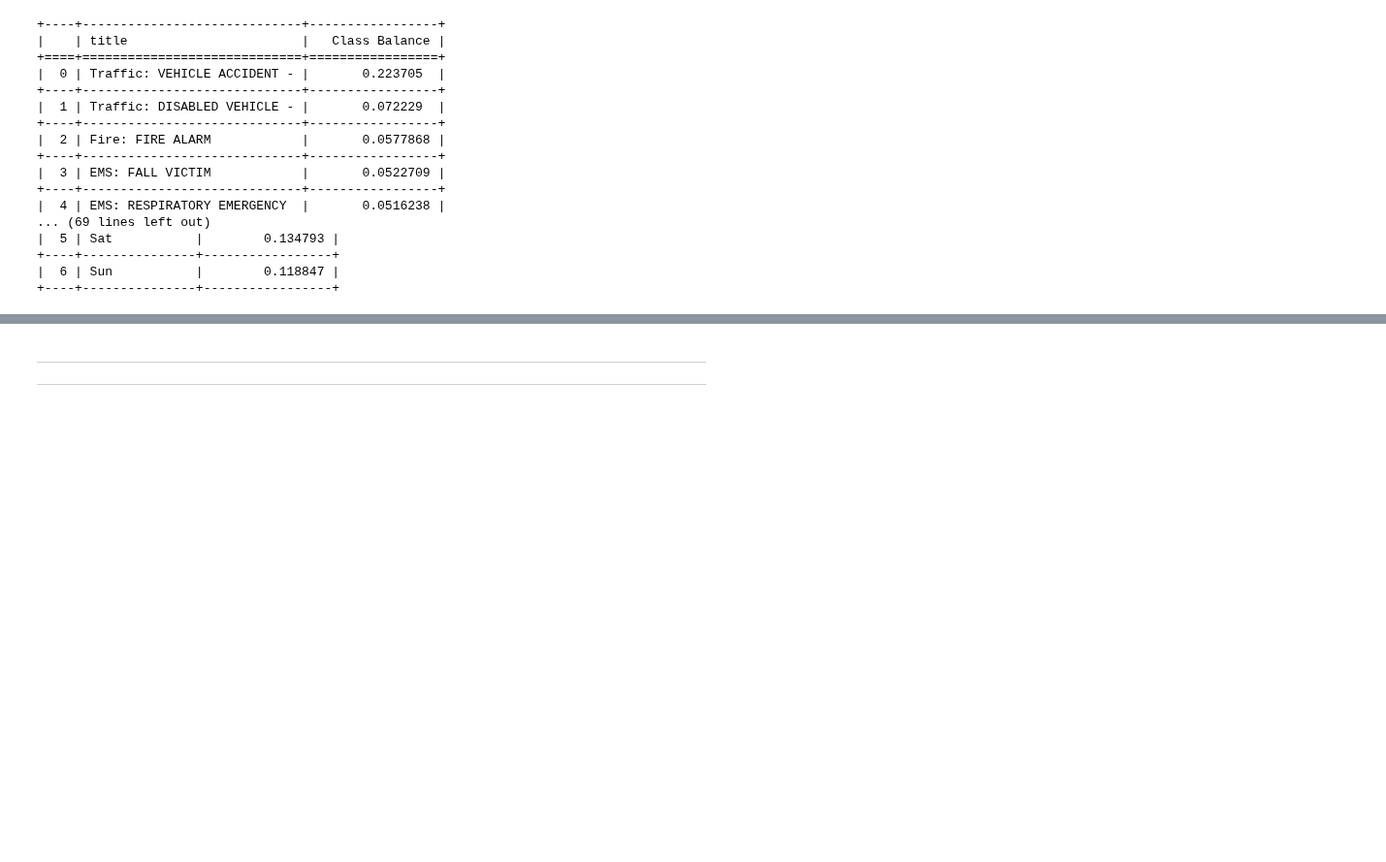
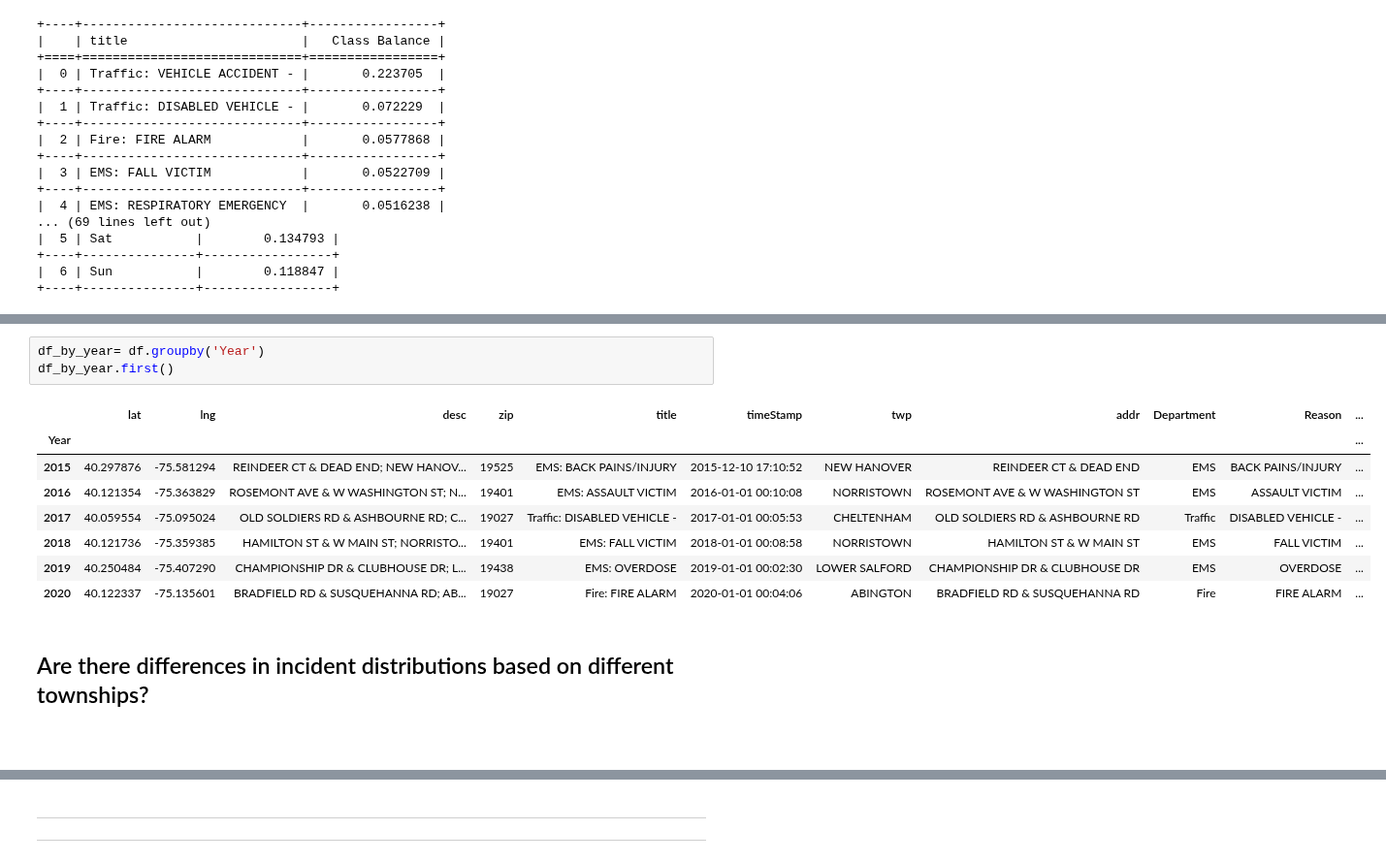
Before and after one commit to AANasr97/911Calls, a Jupyter notebook: 911 Calls Project.ipynb, the cells around one changed output, grey strips where cells are left out. Shown at 97% size. Drawn from its saved outputs; the diff is of its cells as text; blank space fills up the shorter version.

```diff
--- a/911 Calls Project.ipynb
+++ b/911 Calls Project.ipynb
@@ -351,0 +401,16 @@ for table in class_balance_tables:
+# %%
+df_by_year= df.groupby('Year')
+df_by_year.first()
+# %% [output]
+|  | lat | lng | desc | zip | title | timeStamp | twp | addr | Department | Reason | ... |
+| Year |  |  |  |  |  |  |  |  |  |  | ... |
+| 2015 | 40.297876 | -75.581294 | REINDEER CT & DEAD END; NEW HANOV... | 19525 | EMS: BACK PAINS/INJURY | 2015-12-10 17:10:52 | NEW HANOVER | REINDEER CT & DEAD END | EMS | BACK PAINS/INJURY | ... |
+| 2016 | 40.121354 | -75.363829 | ROSEMONT AVE & W WASHINGTON ST; N... | 19401 | EMS: ASSAULT VICTIM | 2016-01-01 00:10:08 | NORRISTOWN | ROSEMONT AVE & W WASHINGTON ST | EMS | ASSAULT VICTIM | ... |
+| 2017 | 40.059554 | -75.095024 | OLD SOLDIERS RD & ASHBOURNE RD; C... | 19027 | Traffic: DISABLED VEHICLE - | 2017-01-01 00:05:53 | CHELTENHAM | OLD SOLDIERS RD & ASHBOURNE RD | Traffic | DISABLED VEHICLE - | ... |
+| 2018 | 40.121736 | -75.359385 | HAMILTON ST & W MAIN ST; NORRISTO... | 19401 | EMS: FALL VICTIM | 2018-01-01 00:08:58 | NORRISTOWN | HAMILTON ST & W MAIN ST | EMS | FALL VICTIM | ... |
+| 2019 | 40.250484 | -75.407290 | CHAMPIONSHIP DR & CLUBHOUSE DR; L... | 19438 | EMS: OVERDOSE | 2019-01-01 00:02:30 | LOWER SALFORD | CHAMPIONSHIP DR & CLUBHOUSE DR | EMS | OVERDOSE | ... |
+| 2020 | 40.122337 | -75.135601 | BRADFIELD RD & SUSQUEHANNA RD; AB... | 19027 | Fire: FIRE ALARM | 2020-01-01 00:04:06 | ABINGTON | BRADFIELD RD & SUSQUEHANNA RD | Fire | FIRE ALARM | ... |
+# %% [markdown]
+## Are there differences in incident distributions based on different townships?
+# %% [markdown]
+##
```
Also changed, not shown: parts of 23 cells of this notebook.
